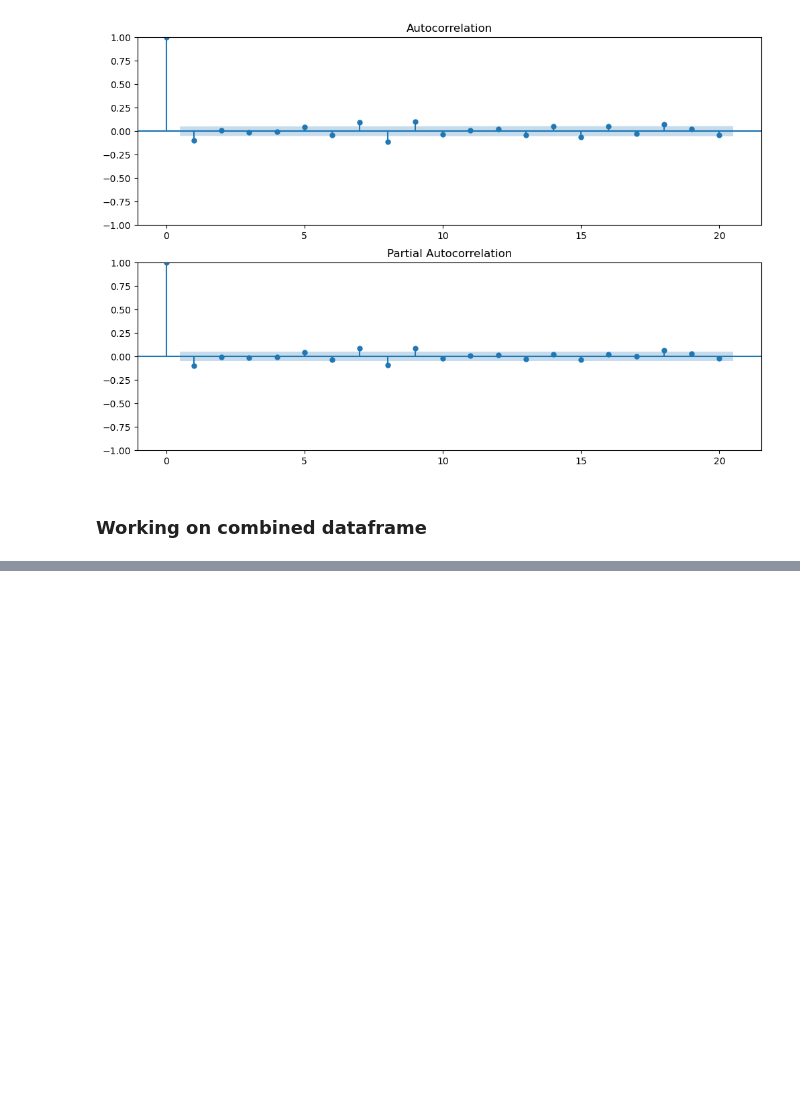
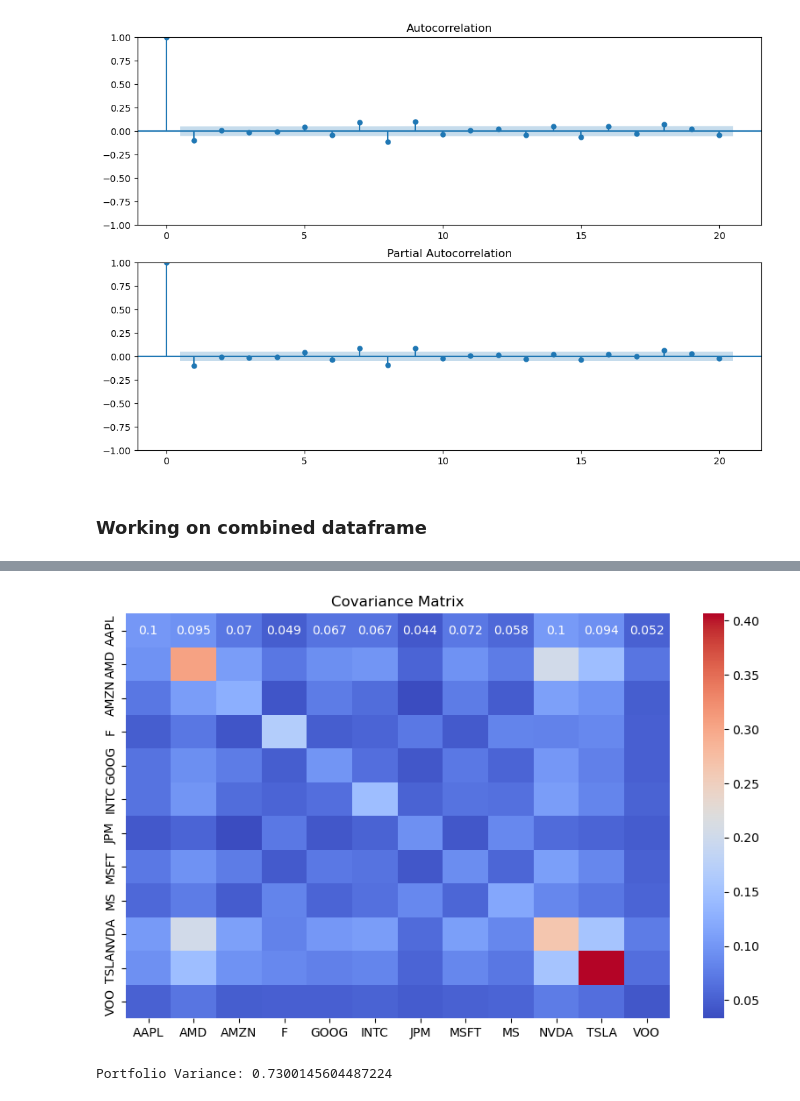
Before and after one commit to dwu359/ml-portfolio-optimization, a Jupyter notebook: portfolio_optimization.ipynb, the cells around one changed output, grey strips where cells are left out. Saved outputs shown, nothing was run; the diff lists cells and outputs as text; code cells hidden in the pictures; blank space fills up the shorter version.

```diff
--- a/portfolio_optimization.ipynb
+++ b/portfolio_optimization.ipynb
@@ -275,8 +286,8 @@ arima.acf_pacf_plots(diff_data)
 # %%
 # Load the dataset
 dateparse = lambda dates: pd.to_datetime(dates, format='%Y-%m-%d')
-comb_stock = pd.read_csv(r'dataset\stock_data\combined_stock_adj_closed.csv', parse_dates=['Date'], index_col='Date', date_parser=dateparse)
-comb_stock.head()
+portfolio = pd.read_csv(r'dataset/stock_data/combined_stock_adj_closed.csv', parse_dates=['Date'], index_col='Date', date_parser=dateparse)
+portfolio.head()
 # %% [output]
 |  | AAPL | AMD | AMZN | F | GOOG | INTC | JPM | MSFT | MS | NVDA | TSLA | ... |
 | Date |  |  |  |  |  |  |  |  |  |  |  | ... |
@@ -285,3 +296,6 @@ comb_stock.head()
 | 2018-01-04 | 40.852768 | 12.12 | 60.479500 | 9.480811 | 54.320000 | 37.687866 | 91.509766 | 81.161705 | 44.108334 | 52.835308 | 20.974667 | ... |
 | 2018-01-05 | 41.317894 | 11.88 | 61.457001 | 9.641503 | 55.111500 | 37.950832 | 90.922325 | 82.167961 | 44.091740 | 53.283047 | 21.105333 | ... |
 | 2018-01-08 | 41.164425 | 12.28 | 62.343498 | 9.604981 | 55.347000 | 37.950832 | 91.056580 | 82.251808 | 43.909084 | 54.915668 | 22.427334 | ... |
+# %%
+portfolio_returns = portfolio.pct_change()
+portfolio_returns.head()
@@ -287,0 +310,4 @@ comb_stock.head()
+# %%
+#Calculating volatility using covariance matrix
+covariance = portfolio_returns.cov()*252
+display(covariance)
@@ -287,0 +328,16 @@ comb_stock.head()
+# %%
+# Heatmap of the covariance matrix
+plt.figure(figsize=(10,6))
+sns.heatmap(covariance, annot=True, cmap='coolwarm')
+plt.title('Covariance Matrix')
+plt.show()
+# %% [output]
+[figure, added]
+# %%
+# Allocate equal weights to all stocks
+
+weights = [0.25, 0.25, 0.25, 0.25, 0.25, 0.25, 0.25, 0.25, 0.25, 0.25, 0.25, 0.25]
+portfolio_variance = np.transpose(weights) @ covariance @ weights
+print(f'Portfolio Variance: {portfolio_variance}')
+# %% [output]
+Portfolio Variance: 0.7300145604487224
```
Also changed, not shown: parts of 13 cells of this notebook, 4 other files.
